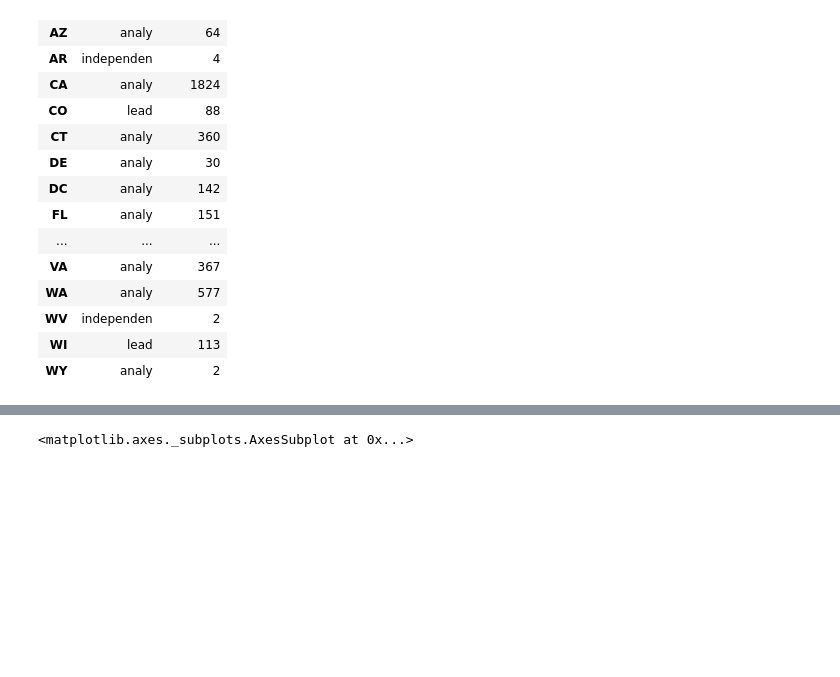
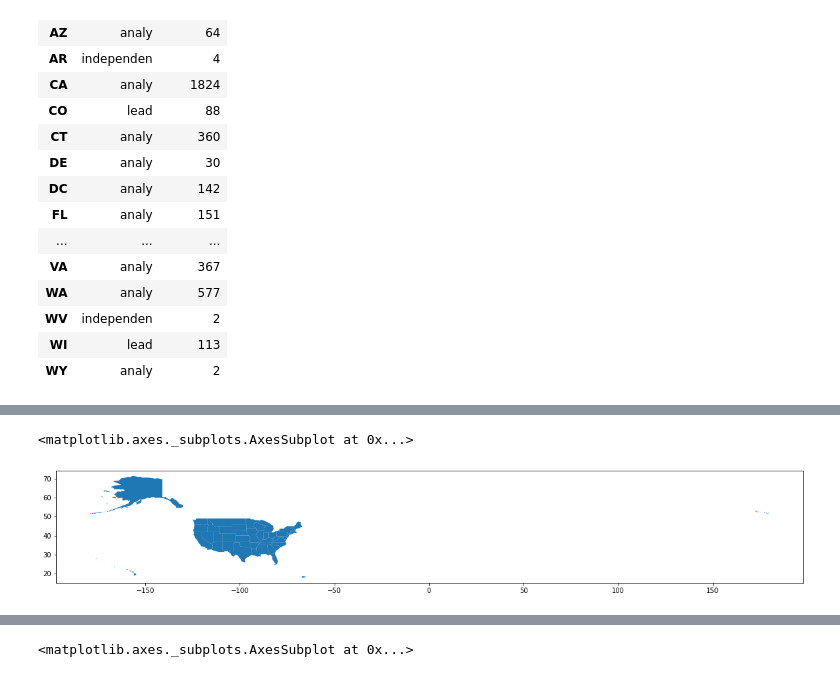
Before and after one commit to Kyle1668/cse184-pronoun-analysis, a Jupyter notebook: Question4.ipynb, the cells around one changed output, grey strips where cells are left out. Saved outputs shown, nothing was run; the diff lists cells and outputs as text; code cells hidden in the pictures; blank space fills up the shorter version.

```diff
--- a/Question4.ipynb
+++ b/Question4.ipynb
@@ -467,3 +469,10 @@ state_df_from_dict.plot_bokeh(kind = "bar", xlabel = "State", ylabel = "Number o
+# %%
+state_map_test = gpd.read_file('state.geo.json')
+state_map_test
+state_map_test.plot(figsize=(20,30))
+# %% [output]
+<matplotlib.axes._subplots.AxesSubplot at 0x...>
+[figure, added]
 # %%
 # Get geojson file that includes Alaska
 state_map = gpd.read_file("states.geojson")
```
Also changed, not shown: parts of 3 cells of this notebook.
